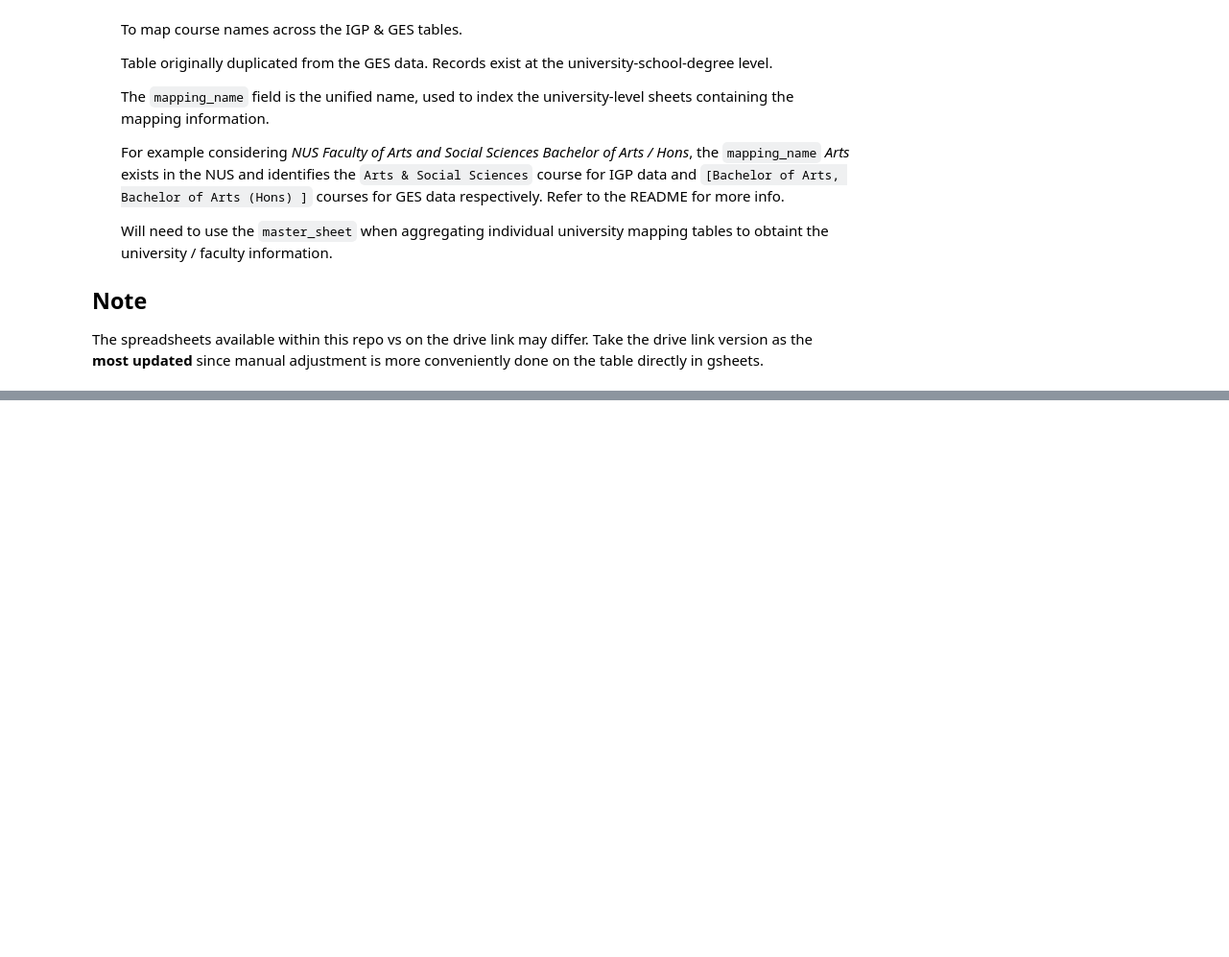
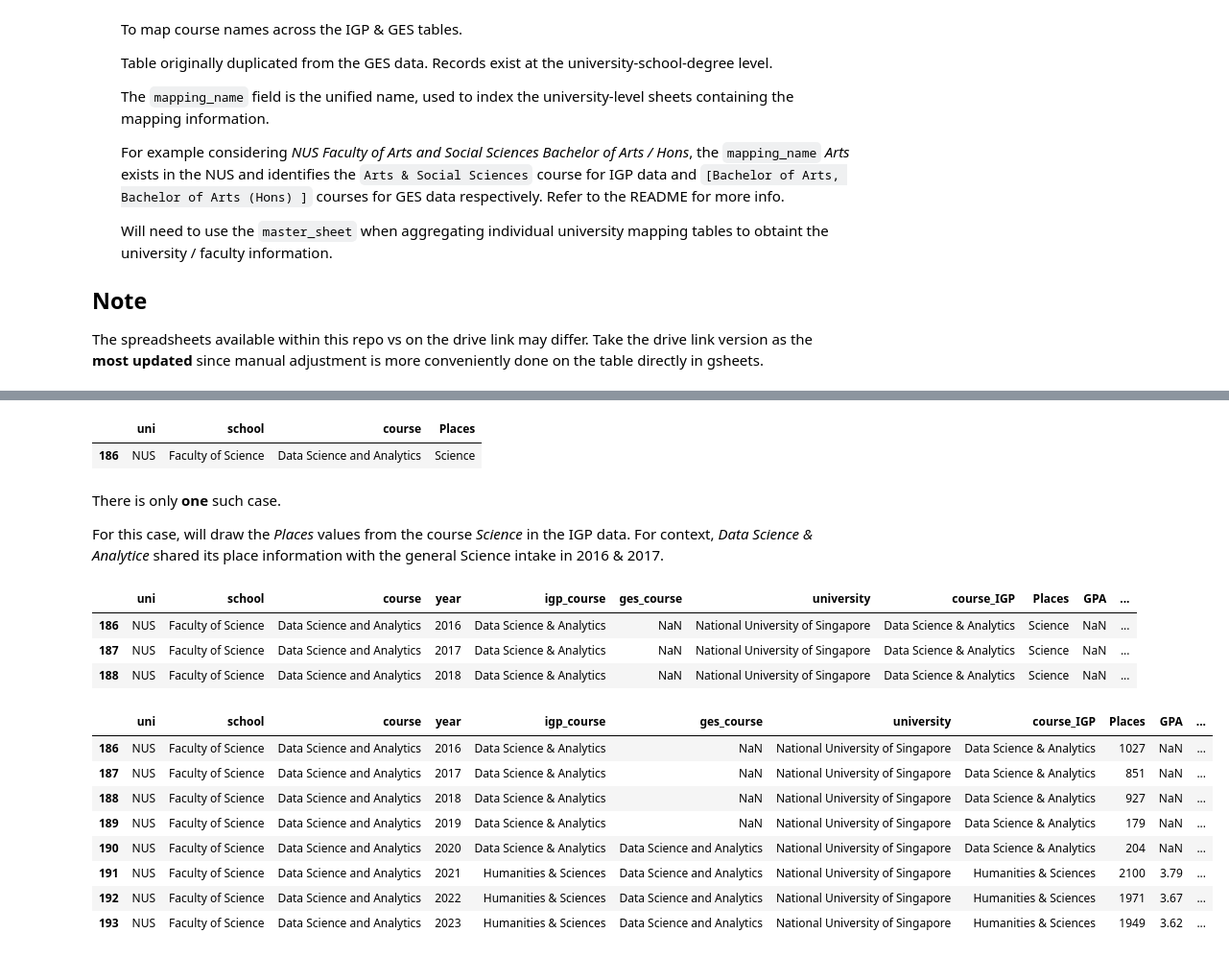
Before and after one commit to Lerac1275/admis_GES, a Jupyter notebook: notebooks/data_processing/master_agg.ipynb, the cells around one changed output, grey strips where cells are left out. Shown at 96% size. Cells and saved outputs as stored; diff of their text form; code cells hidden in the pictures; blank space fills up the shorter version.

Commit message:
updated master data generation

```diff
--- a/notebooks/data_processing/master_agg.ipynb
+++ b/notebooks/data_processing/master_agg.ipynb
@@ -72,0 +131,9 @@ mappping_spreadsheet.sheet_names
+# %%
+########
+# obtain the School associated with each degree by joining on the university name & mapping_name
+########
+master_df_school = master_df_raw.merge(
+                    master_sheet[['university', 'mapping_name', 'school']]
+                    ,left_on=('university', 'select_course')
+                    , right_on=('university', 'mapping_name')
+                    , how='left')
@@ -72,0 +147,8 @@ mappping_spreadsheet.sheet_names
+# %%
+# Reorder & Keep columns
+master_df_school=master_df_school[['uni', 'school', 'select_course', 'year'
+                                   , 'igp_course', 'ges_course', 'university']]
+# rename column
+master_df_school.rename(columns={
+    'select_course':'course'
+    }, inplace=True)
@@ -72,0 +170,23 @@ mappping_spreadsheet.sheet_names
+# %%
+# Read in igp_tidy.xlsx
+igp_df = pd.read_excel("../../data/igp_tidy.xlsx")
+# Rename columns for easier joining
+igp_df.rename(columns={
+                    'University': 'uni'
+                    , 'Course': 'course_IGP'
+                }
+                , inplace=True)
+
+# Strip leading & trailing whitespace but only for selected cols
+coltypes = igp_df.dtypes
+text_cols=['Faculty', 'course_IGP', 'AY', 'uni', 'RP']
+for col in text_cols:
+    igp_df[col]=igp_df[col].str.strip()
+# %%
+# join on course name and university
+master_df_igp = master_df_school.merge(
+                igp_df[['uni', 'course_IGP', 'year', 'Places', 'GPA', 'RP']]
+                , left_on=('uni', 'igp_course', 'year')
+                , right_on=('uni', 'course_IGP', 'year')
+                , how='left'
+)
@@ -72,0 +220,12 @@ mappping_spreadsheet.sheet_names
+# %%
+# get the full set of courses where the places are special cases (and are not missing)
+master_df_igp.loc[(~master_df_igp.Places.astype(str).str.isnumeric())
+                  & (~master_df_igp.Places.isna())
+                  , ['uni', 'school', 'course', 'Places']].drop_duplicates()
+# %% [output]
+|  | uni | school | course | Places |
+| 186 | NUS | Faculty of Science | Data Science and Analytics | Science |
+# %% [markdown]
+There is only **one** such case.
+
+For this case, will draw the *Places* values from the course *Science* in the IGP data. For context, *Data Science & Analytice* shared its place information with the general Science intake in 2016 & 2017.
@@ -72,0 +241,10 @@ mappping_spreadsheet.sheet_names
+# %%
+tmp= master_df_igp.loc[(~master_df_igp.Places.astype(str).str.isnumeric())
+                  & (~master_df_igp.Places.isna())
+                  ]
+tmp
+# %% [output]
+|  | uni | school | course | year | igp_course | ges_course | university | course_IGP | Places | GPA | ... |
+| 186 | NUS | Faculty of Science | Data Science and Analytics | 2016 | Data Science & Analytics | NaN | National University of Singapore | Data Science & Analytics | Science | NaN | ... |
+| 187 | NUS | Faculty of Science | Data Science and Analytics | 2017 | Data Science & Analytics | NaN | National University of Singapore | Data Science & Analytics | Science | NaN | ... |
+| 188 | NUS | Faculty of Science | Data Science and Analytics | 2018 | Data Science & Analytics | NaN | National University of Singapore | Data Science & Analytics | Science | NaN | ... |
@@ -72,0 +258,12 @@ mappping_spreadsheet.sheet_names
+# %%
+master_df_igp.loc[master_df_igp.course=='Data Science and Analytics']
+# %% [output]
+|  | uni | school | course | year | igp_course | ges_course | university | course_IGP | Places | GPA | ... |
+| 186 | NUS | Faculty of Science | Data Science and Analytics | 2016 | Data Science & Analytics | NaN | National University of Singapore | Data Science & Analytics | 1027 | NaN | ... |
+| 187 | NUS | Faculty of Science | Data Science and Analytics | 2017 | Data Science & Analytics | NaN | National University of Singapore | Data Science & Analytics | 851 | NaN | ... |
+| 188 | NUS | Faculty of Science | Data Science and Analytics | 2018 | Data Science & Analytics | NaN | National University of Singapore | Data Science & Analytics | 927 | NaN | ... |
+| 189 | NUS | Faculty of Science | Data Science and Analytics | 2019 | Data Science & Analytics | NaN | National University of Singapore | Data Science & Analytics | 179 | NaN | ... |
+| 190 | NUS | Faculty of Science | Data Science and Analytics | 2020 | Data Science & Analytics | Data Science and Analytics | National University of Singapore | Data Science & Analytics | 204 | NaN | ... |
+| 191 | NUS | Faculty of Science | Data Science and Analytics | 2021 | Humanities & Sciences | Data Science and Analytics | National University of Singapore | Humanities & Sciences | 2100 | 3.79 | ... |
+| 192 | NUS | Faculty of Science | Data Science and Analytics | 2022 | Humanities & Sciences | Data Science and Analytics | National University of Singapore | Humanities & Sciences | 1971 | 3.67 | ... |
+| 193 | NUS | Faculty of Science | Data Science and Analytics | 2023 | Humanities & Sciences | Data Science and Analytics | National University of Singapore | Humanities & Sciences | 1949 | 3.62 | ... |
```
Also changed, not shown: parts of 57 cells of this notebook, 3 other files.
